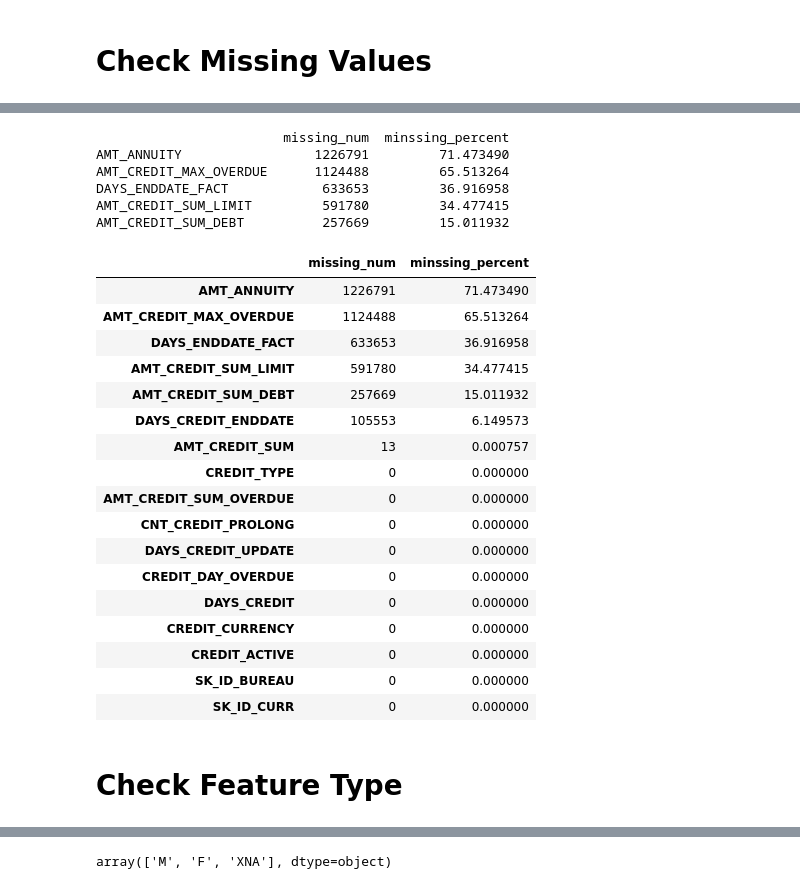
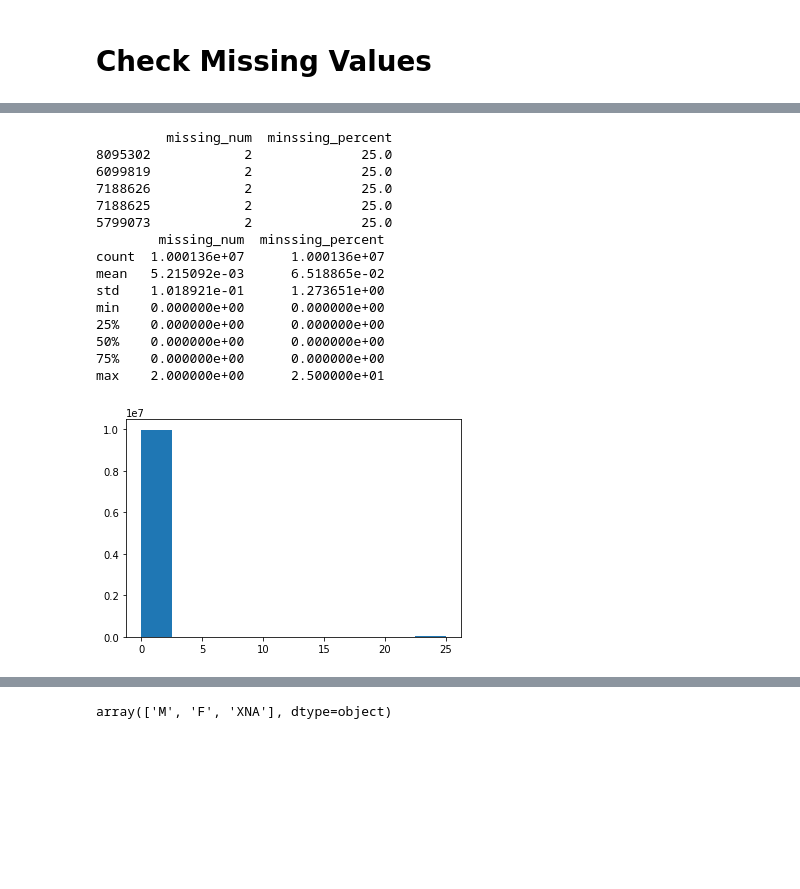
Before and after one commit to haataa/Home-Credit-Default-Risk, a Jupyter notebook: credit_default_predict.ipynb, the cells around one changed output, grey strips where cells are left out. Saved outputs shown, nothing was run; the diff lists cells and outputs as text; code cells hidden in the pictures; blank space fills up the shorter version.

```diff
--- a/credit_default_predict.ipynb
+++ b/credit_default_predict.ipynb
@@ -227,29 +207,19 @@ NAME_TYPE_SUITE                820405         49.119754
-# %%
-check_missing(bureau)
-# %% [output]
-                        missing_num  minssing_percent
-AMT_ANNUITY                 1226791         71.473490
-AMT_CREDIT_MAX_OVERDUE      1124488         65.513264
-DAYS_ENDDATE_FACT            633653         36.916958
-AMT_CREDIT_SUM_LIMIT         591780         34.477415
-AMT_CREDIT_SUM_DEBT          257669         15.011932
-|  | missing_num | minssing_percent |
-| AMT_ANNUITY | 1226791 | 71.473490 |
-| AMT_CREDIT_MAX_OVERDUE | 1124488 | 65.513264 |
-| DAYS_ENDDATE_FACT | 633653 | 36.916958 |
-| AMT_CREDIT_SUM_LIMIT | 591780 | 34.477415 |
-| AMT_CREDIT_SUM_DEBT | 257669 | 15.011932 |
-| DAYS_CREDIT_ENDDATE | 105553 | 6.149573 |
-| AMT_CREDIT_SUM | 13 | 0.000757 |
-| CREDIT_TYPE | 0 | 0.000000 |
-| AMT_CREDIT_SUM_OVERDUE | 0 | 0.000000 |
-| CNT_CREDIT_PROLONG | 0 | 0.000000 |
-| DAYS_CREDIT_UPDATE | 0 | 0.000000 |
-| CREDIT_DAY_OVERDUE | 0 | 0.000000 |
-| DAYS_CREDIT | 0 | 0.000000 |
-| CREDIT_CURRENCY | 0 | 0.000000 |
-| CREDIT_ACTIVE | 0 | 0.000000 |
-| SK_ID_BUREAU | 0 | 0.000000 |
-| SK_ID_CURR | 0 | 0.000000 |
-# %% [markdown]
-# Check Feature Type
+# %%
+missing_hist(check_missing_row(POS_CASH_balance))
+# %% [output]
+         missing_num  minssing_percent
+8095302            2              25.0
+6099819            2              25.0
+7188626            2              25.0
+7188625            2              25.0
+5799073            2              25.0
+        missing_num  minssing_percent
+count  1.000136e+07      1.000136e+07
+mean   5.215092e-03      6.518865e-02
+std    1.018921e-01      1.273651e+00
+min    0.000000e+00      0.000000e+00
+25%    0.000000e+00      0.000000e+00
+50%    0.000000e+00      0.000000e+00
+75%    0.000000e+00      0.000000e+00
+max    2.000000e+00      2.500000e+01
+[figure, added]
```
Also changed, not shown: parts of 23 cells of this notebook.
